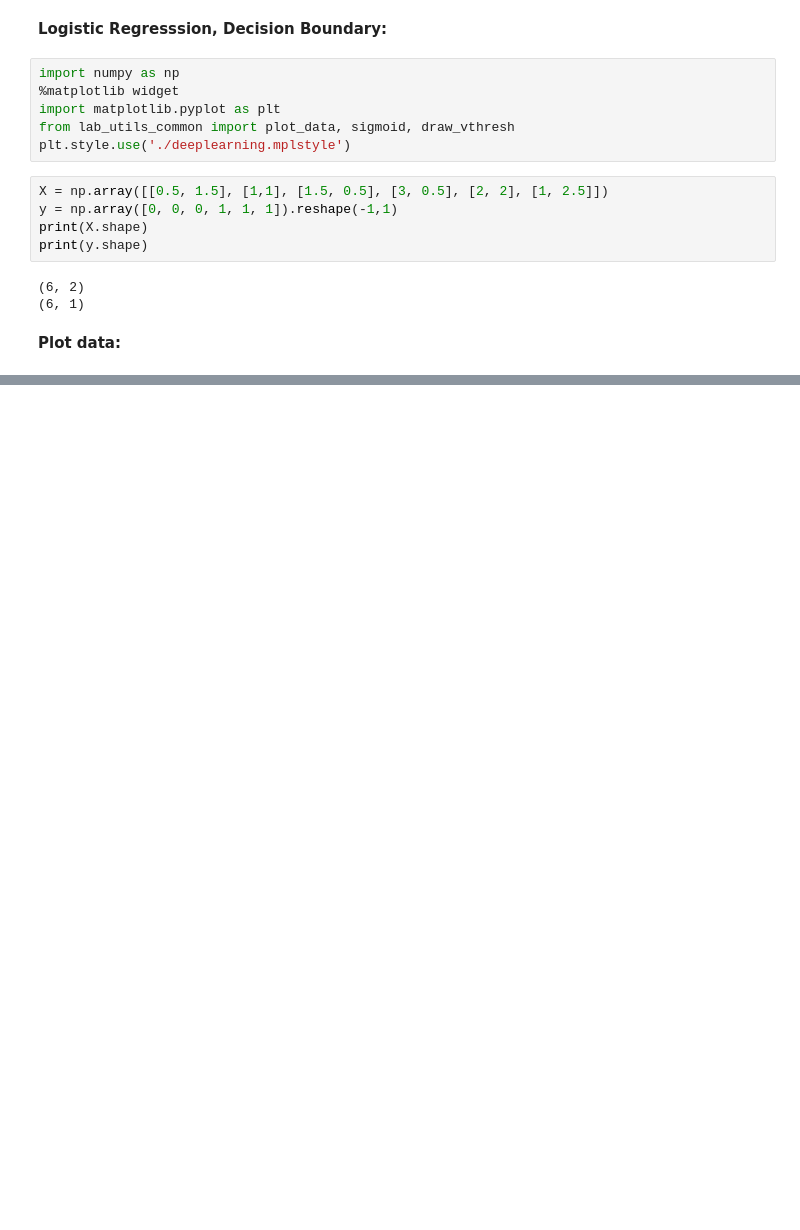
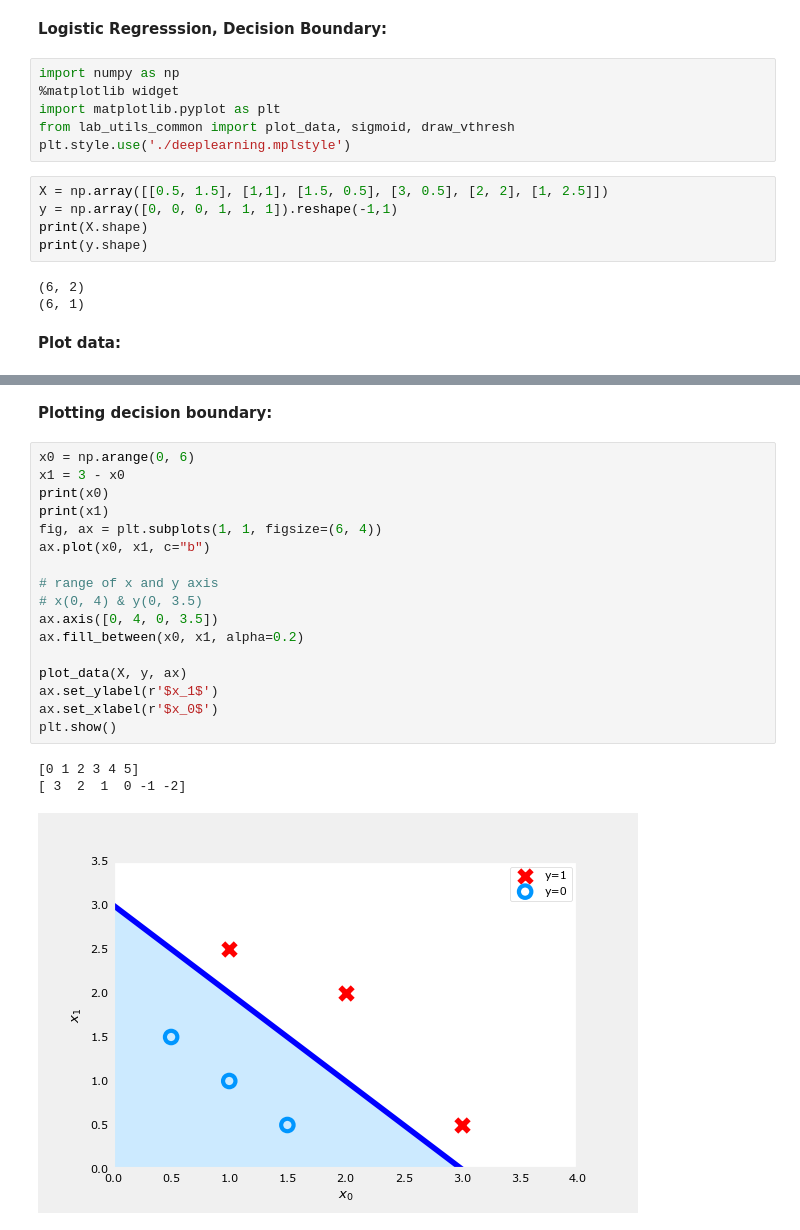
Before and after one commit to hridoynasah/Machine-Learning-Specialization, a Jupyter notebook: 1. Supervised Machine Learning/Week 3/LAB_W3/C1_W3_Lab03_Decision_Boundary.ipynb, the cells around one changed output, grey strips where cells are left out. Cells and saved outputs as stored; diff of their text form; blank space fills up the shorter version.

Commit message:
implemented decision boundary

```diff
--- a/1. Supervised Machine Learning/Week 3/LAB_W3/C1_W3_Lab03_Decision_Boundary.ipynb
+++ b/1. Supervised Machine Learning/Week 3/LAB_W3/C1_W3_Lab03_Decision_Boundary.ipynb
@@ -60,0 +41,23 @@ NameError: name 'x0' is not defined
+# %% [markdown]
+**Plotting decision boundary:**
+# %%
+x0 = np.arange(0, 6)
+x1 = 3 - x0
+print(x0)
+print(x1)
+fig, ax = plt.subplots(1, 1, figsize=(6, 4))
+ax.plot(x0, x1, c="b")
+
+# range of x and y axis
+# x(0, 4) & y(0, 3.5)
+ax.axis([0, 4, 0, 3.5])
+ax.fill_between(x0, x1, alpha=0.2)
+
+plot_data(X, y, ax)
+ax.set_ylabel(r'$x_1$')
+ax.set_xlabel(r'$x_0$')
+plt.show()
+# %% [output]
+[0 1 2 3 4 5]
+[ 3  2  1  0 -1 -2]
+[figure, added]
```
Also changed, not shown: parts of 6 cells of this notebook, 1 other file.
